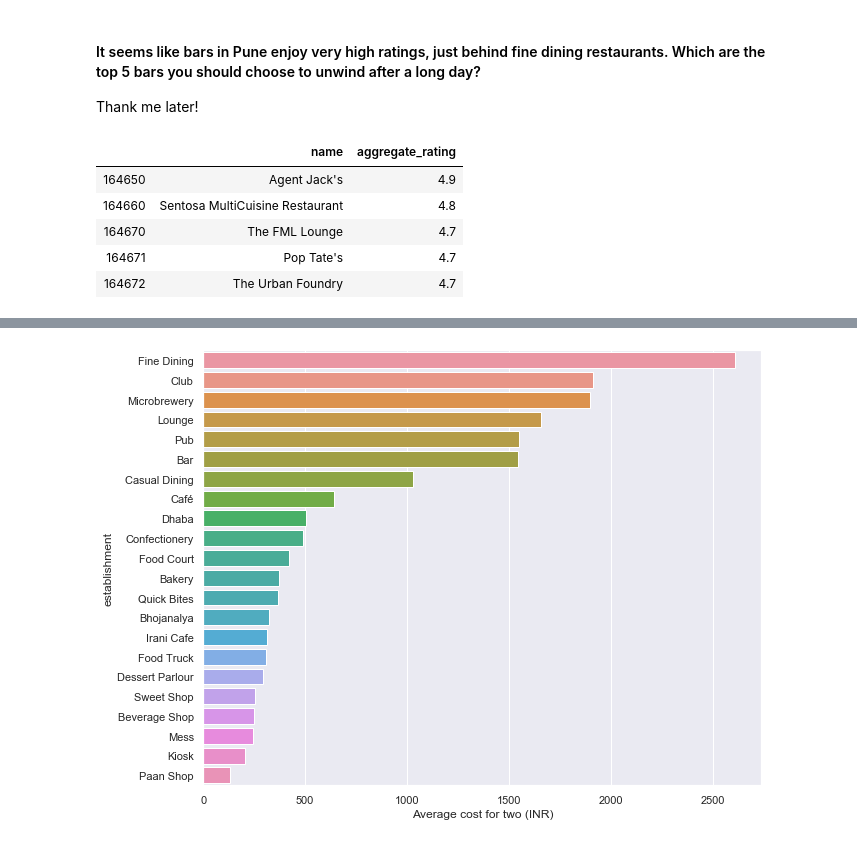
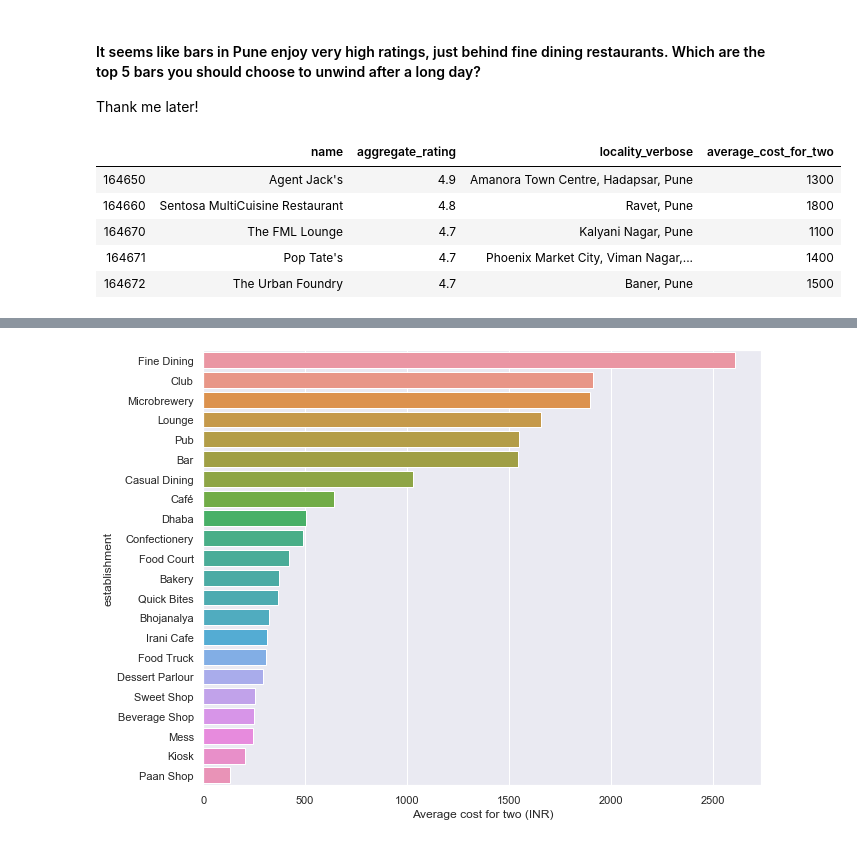
Before and after one commit to dsanyal/Zomato_dataset_EDA, a Jupyter notebook: zomato_EDA.ipynb, the cells around one changed output, grey strips where cells are left out. Cells and saved outputs as stored; diff of their text form; code cells hidden in the pictures.

```diff
--- a/zomato_EDA.ipynb
+++ b/zomato_EDA.ipynb
@@ -224,11 +250,11 @@ _ = plt.xlabel('')
 #### It seems like bars in Pune enjoy very high ratings, just behind fine dining restaurants. Which are the top 5 bars you should choose to unwind after a long day?
 Thank me later!
 # %%
-pune_data.loc[pune_data['establishment'] == 'Bar', ['name', 'aggregate_rating']].sort_values('aggregate_rating',ascending = False).drop_duplicates('name')[:5]
+pune_data.loc[pune_data['establishment'] == 'Bar', ['name', 'aggregate_rating', 'locality_verbose', 'average_cost_for_two']].sort_values('aggregate_rating',ascending = False).drop_duplicates('name')[:5]
 # %% [output]
-|  | name | aggregate_rating |
-| 164650 | Agent Jack's | 4.9 |
-| 164660 | Sentosa MultiCuisine Restaurant | 4.8 |
-| 164670 | The FML Lounge | 4.7 |
-| 164671 | Pop Tate's | 4.7 |
-| 164672 | The Urban Foundry | 4.7 |
+|  | name | aggregate_rating | locality_verbose | average_cost_for_two |
+| 164650 | Agent Jack's | 4.9 | Amanora Town Centre, Hadapsar, Pune | 1300 |
+| 164660 | Sentosa MultiCuisine Restaurant | 4.8 | Ravet, Pune | 1800 |
+| 164670 | The FML Lounge | 4.7 | Kalyani Nagar, Pune | 1100 |
+| 164671 | Pop Tate's | 4.7 | Phoenix Market City, Viman Nagar,... | 1400 |
+| 164672 | The Urban Foundry | 4.7 | Baner, Pune | 1500 |
```
Also changed, not shown: parts of 25 cells of this notebook.
